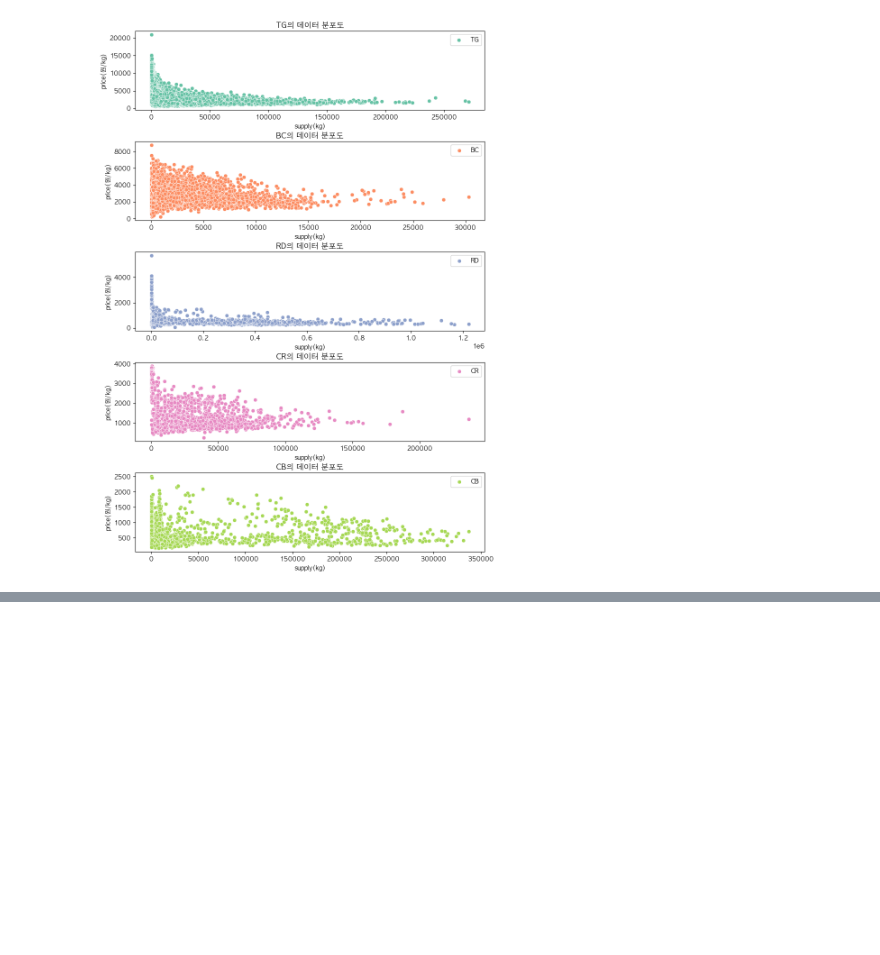
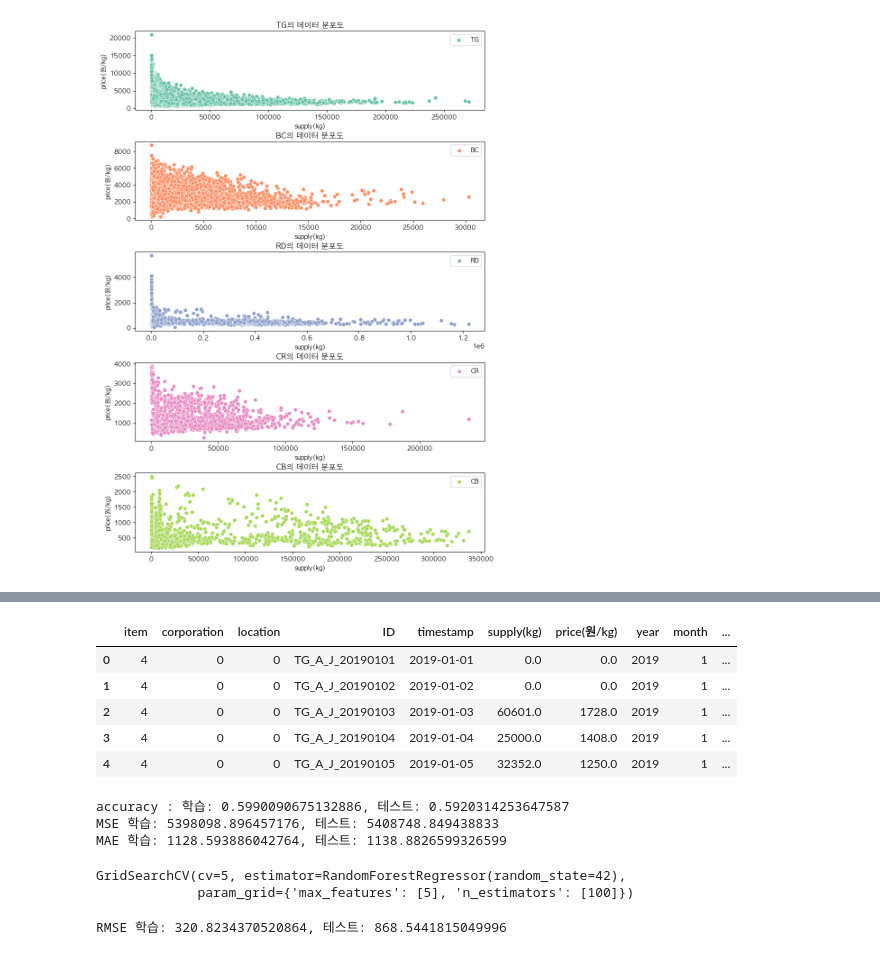
Before and after one commit to Joy-9707/sparta_practice, a Jupyter notebook: 김희정_0208.ipynb, the cells around one changed output, grey strips where cells are left out. Drawn from its saved outputs; the diff is of its cells as text; code cells hidden in the pictures; blank space fills up the shorter version.

```diff
--- a/김희정_0208.ipynb
+++ b/김희정_0208.ipynb
@@ -548,0 +519,16 @@ for i in range(len(items)):
+# %%
+encoding_columns = ['item', 'corporation', 'location']
+not_encoding_columns = ['ID', 'timestamp', 'supply(kg)', 'price(원/kg)', 'year', 'month', 'day', 'dayofweek']
+# %%
+# 범주형 데이터 변환
+
+enc_classes = {}
+
+def encoding_labels(x):
+    le = LabelEncoder()
+    label = le.fit_transform(x)
+    enc_classes[x.name] = le.classes_
+    return label
+# %%
+d1 = df[encoding_columns].apply(encoding_labels)
+d1.head()
@@ -548,0 +542,3 @@ for i in range(len(items)):
+# %%
+d2 = df[not_encoding_columns]
+d2.head()
@@ -548,0 +552,10 @@ for i in range(len(items)):
+# %%
+data = d1.join(d2)
+data.head()
+# %% [output]
+|  | item | corporation | location | ID | timestamp | supply(kg) | price(원/kg) | year | month | ... |
+| 0 | 4 | 0 | 0 | TG_A_J_20190101 | 2019-01-01 | 0.0 | 0.0 | 2019 | 1 | ... |
+| 1 | 4 | 0 | 0 | TG_A_J_20190102 | 2019-01-02 | 0.0 | 0.0 | 2019 | 1 | ... |
+| 2 | 4 | 0 | 0 | TG_A_J_20190103 | 2019-01-03 | 60601.0 | 1728.0 | 2019 | 1 | ... |
+| 3 | 4 | 0 | 0 | TG_A_J_20190104 | 2019-01-04 | 25000.0 | 1408.0 | 2019 | 1 | ... |
+| 4 | 4 | 0 | 0 | TG_A_J_20190105 | 2019-01-05 | 32352.0 | 1250.0 | 2019 | 1 | ... |
@@ -548,0 +569,27 @@ for i in range(len(items)):
+# %%
+## 의사결정 나무
+
+tree = DecisionTreeClassifier(max_depth=1)
+tree.fit(X_train,y_train)
+pred_dt_train = tree.predict(X_train)
+pred_dt_test = tree.predict(X_test)
+acc_train = accuracy_score(y_train, pred_dt_train)
+acc_test = accuracy_score(y_test, pred_dt_test)
+# f1_train = f1_score(y_train, pred_train)
+# f1_test = f1_score(y_test, pred_test)
+print(f"accuracy : 학습: {acc_train}, 테스트: {acc_test}")
+# print(f"f1 score : 학습: {f1_train}, 테스트: {f1_test}")
+
+mse_train = mean_squared_error(y_train, pred_dt_train)
+mse_test = mean_squared_error(y_test, pred_dt_test)
+
+print(f"MSE 학습: {mse_train}, 테스트: {mse_test}")
+
+mae_train = mean_absolute_error(y_train, pred_dt_train)
+mae_test = mean_absolute_error(y_test, pred_dt_test)
+
+print(f"MAE 학습: {mae_train}, 테스트: {mae_test}")
+# %% [output]
+accuracy : 학습: 0.5990090675132886, 테스트: 0.5920314253647587
+MSE 학습: 5398098.896457176, 테스트: 5408748.849438833
+MAE 학습: 1128.593886042764, 테스트: 1138.8826599326599
@@ -548,0 +598,17 @@ for i in range(len(items)):
+# %%
+## 랜덤포레스트
+
+rf_params = {'n_estimators':[100], 'max_features':[5]}
+rf_model = GridSearchCV(RandomForestRegressor(random_state=42), param_grid=rf_params, cv=5)
+rf_model.fit(X_train, y_train)
+# %% [output]
+GridSearchCV(cv=5, estimator=RandomForestRegressor(random_state=42),
+             param_grid={'max_features': [5], 'n_estimators': [100]})
+# %%
+pred_rf_train = rf_model.predict(X_train)
+pred_rf_test = rf_model.predict(X_test)
+rf_train = math.sqrt(mean_squared_error(y_train, pred_rf_train))
+rf_test = math.sqrt(mean_squared_error(y_test, pred_rf_test))
+print(f"RMSE 학습: {rf_train}, 테스트: {rf_test}")
+# %% [output]
+RMSE 학습: 320.8234370520864, 테스트: 868.5441815049996
```
Also changed, not shown: parts of 16 cells of this notebook.
